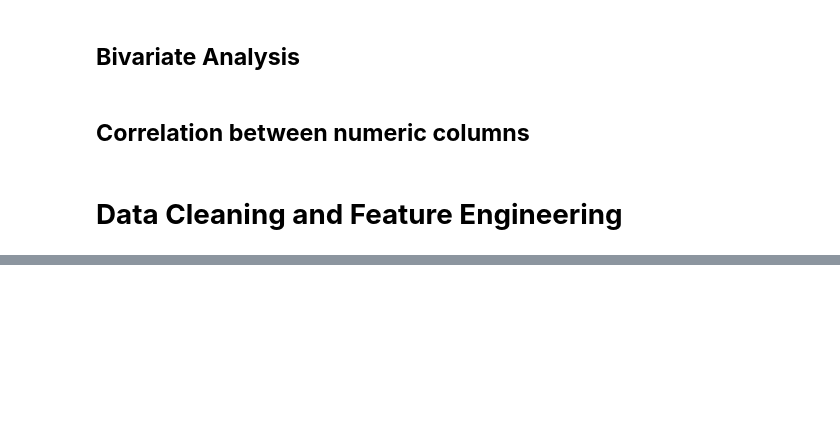
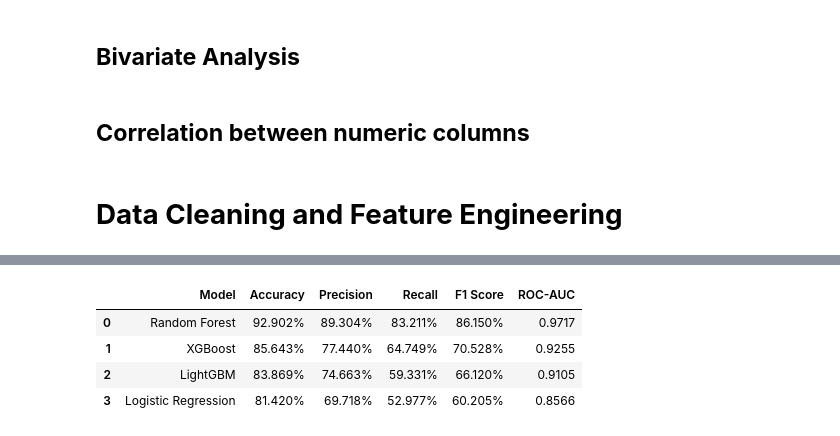
Before and after one commit to AduetDabral1/Customer-Churn, a Jupyter notebook: notebooks/EDA.ipynb, the cells around one changed output, grey strips where cells are left out. Drawn from its saved outputs; the diff is of its cells as text; code cells hidden in the pictures; blank space fills up the shorter version.

```diff
--- a/notebooks/EDA.ipynb
+++ b/notebooks/EDA.ipynb
@@ -395,64 +451,54 @@ preprocessor
 # %%
-import os
-import joblib
-import pandas as pd
-from sklearn.model_selection import cross_validate
 from sklearn.linear_model import LogisticRegression
-from sklearn.tree import DecisionTreeClassifier
-from sklearn.ensemble import RandomForestClassifier, GradientBoostingClassifier
+from sklearn.ensemble import RandomForestClassifier
+from lightgbm import LGBMClassifier
+from xgboost import XGBClassifier
+from sklearn.metrics import accuracy_score, precision_score, recall_score, f1_score, roc_auc_score
 
+
+# Initialize the 4 models
 models = {
-    "Logistic Regression": LogisticRegression(class_weight="balanced", max_iter=1000, random_state=42),
-    "Decision Tree": DecisionTreeClassifier(class_weight="balanced", max_depth=5, random_state=42),
-    "Random Forest": RandomForestClassifier(class_weight="balanced", n_estimators=100, max_depth=8, random_state=42, n_jobs=-1),
-    "Gradient Boosting": GradientBoostingClassifier(random_state=42),
+    "Logistic Regression": LogisticRegression(max_iter=1000, random_state=42),
+    "Random Forest": RandomForestClassifier(n_estimators=100, random_state=42, n_jobs=-1),
+    "LightGBM": LGBMClassifier(random_state=42, verbose=-1),
+    "XGBoost": XGBClassifier(random_state=42, eval_metric="logloss", n_jobs=-1)
 }
 
+
 results = []
-pipelines = {}
-
-header = f"{'Model':<22} | {'Accuracy':<8} | {'F1-Macro':<8} | {'Recall':<8} | {'ROC-AUC':<8}"
-print(header)
-print("-" * len(header))
+fitted_models = {}
+y_probs = {}
 
 for name, model in models.items():
-    pipe = Pipeline(steps=[
-        ("preprocessor", preprocessor),
-        ("classifier", model)
-    ])
-    pipelines[name] = pipe
+    # Fit model on processed training features
+    model.fit(X_train_processed, y_train)
+    fitted_models[name] = model
 
-    # cross_validate computes all metrics in a single pass without redundant fits
-    cv_res = cross_validate(
-        pipe, X_train, y_train, cv=3,
-        scoring=["accuracy", "f1_macro", "recall", "roc_auc"],
-        n_jobs=1
-    )
-    acc = cv_res["test_accuracy"].mean()
-    f1 = cv_res["test_f1_macro"].mean()
-    rec = cv_res["test_recall"].mean()
-    auc = cv_res["test_roc_auc"].mean()
+    # Predict on test set
+    y_pred = model.predict(X_test_processed)
+    y_prob = model.predict_proba(X_test_processed)[:, 1]
+    y_probs[name] = y_prob
 
-    results.append({"Model": name, "Accuracy": acc, "F1_Macro": f1, "Recall": rec, "ROC_AUC": auc})
-    print(f"{name:<22} | {acc:<8.3f} | {f1:<8.3f} | {rec:<8.3f} | {auc:<8.3f}")
+    results.append({
+        "Model": name,
+        "Accuracy": accuracy_score(y_test, y_pred),
+        "Precision": precision_score(y_test, y_pred),
+        "Recall": recall_score(y_test, y_pred),
+        "F1 Score": f1_score(y_test, y_pred),
+        "ROC-AUC": roc_auc_score(y_test, y_prob)
+    })
 
-# Compare models and select champion by F1-Macro
-results_df = pd.DataFrame(results).sort_values(by="F1_Macro", ascending=False)
-best_model_name = results_df.iloc[0]["Model"]
-best_pipe = pipelines[best_model_name]
-
-print("\n" + "=" * 65)
-print(f"CHAMPION MODEL: {best_model_name} (F1-Macro: {results_df.iloc[0]['F1_Macro']:.4f})")
-print("Fitting champion pipeline on full training data...")
-best_pipe.fit(X_train, y_train)
-
-# Unseen test evaluation
-test_acc = best_pipe.score(X_test, y_test)
-print(f"Unseen Test Set Accuracy: {test_acc:.4f}")
-
-# Save final model artifact
-os.makedirs("../models", exist_ok=True)
-artifact_path = "../models/best_model_pipeline.joblib"
-joblib.dump(best_pipe, artifact_path, compress=3)
-print(f"Saved final model artifact to {artifact_path} ({os.path.getsize(artifact_path) / 1024:.1f} KB)")
-print("=" * 65)
+comparison_df = pd.DataFrame(results).sort_values(by="ROC-AUC", ascending=False).reset_index(drop=True)
+display(comparison_df.style.highlight_max(color="#d4edda", axis=0).format({
+    "Accuracy": "{:.3%}",
+    "Precision": "{:.3%}",
+    "Recall": "{:.3%}",
+    "F1 Score": "{:.3%}",
+    "ROC-AUC": "{:.4f}"
+}))
+# %% [output]
+|  | Model | Accuracy | Precision | Recall | F1 Score | ROC-AUC |
+| 0 | Random Forest | 92.902% | 89.304% | 83.211% | 86.150% | 0.9717 |
+| 1 | XGBoost | 85.643% | 77.440% | 64.749% | 70.528% | 0.9255 |
+| 2 | LightGBM | 83.869% | 74.663% | 59.331% | 66.120% | 0.9105 |
+| 3 | Logistic Regression | 81.420% | 69.718% | 52.977% | 60.205% | 0.8566 |
```
Also changed, not shown: parts of 11 cells of this notebook, 1 other file.
